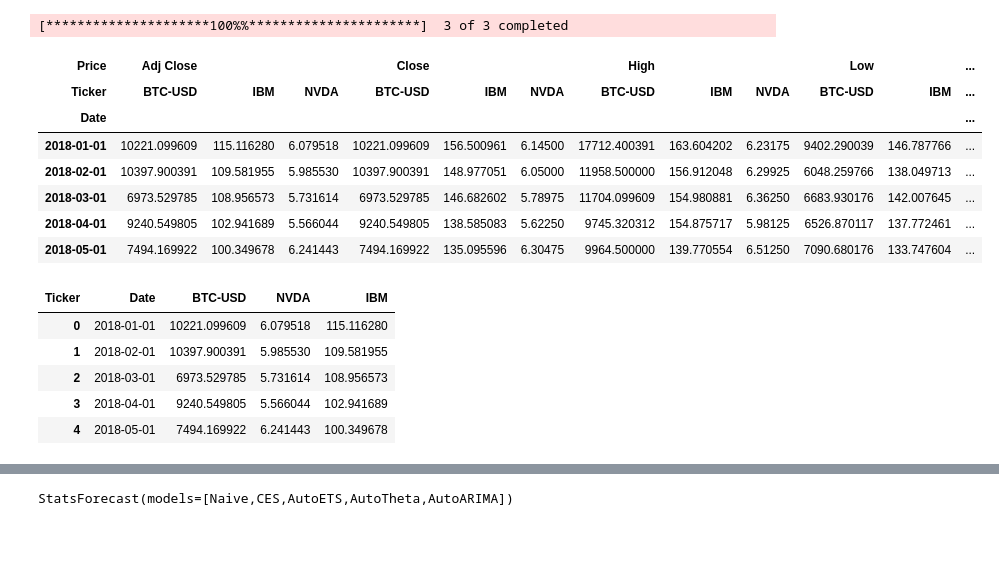
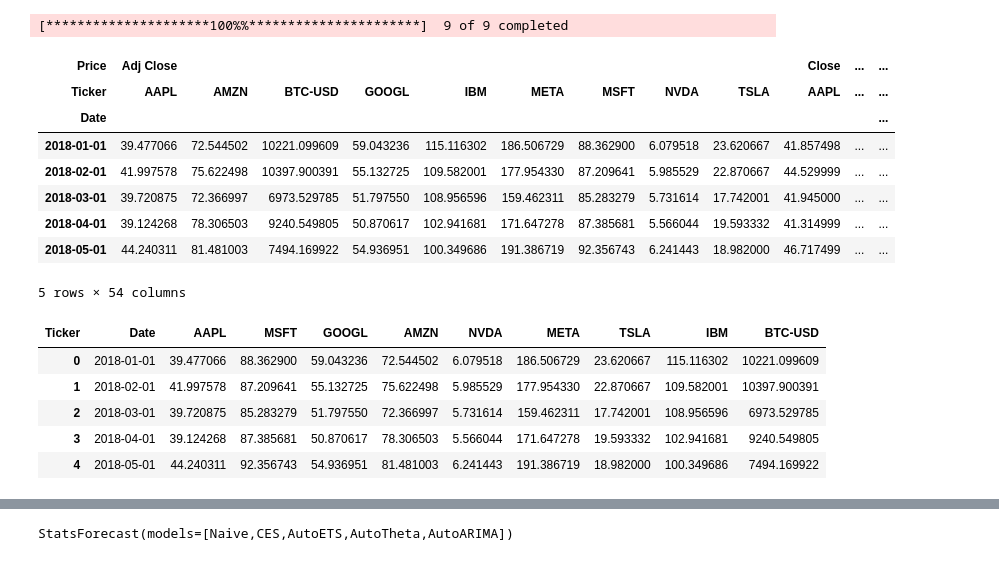
Before and after one commit to marcosherediapimienta/GenerativeAI_TimeSeries, a Jupyter notebook: Test_3(monthly).ipynb, the cells around one changed output, grey strips where cells are left out. Saved outputs shown, nothing was run; the diff lists cells and outputs as text; code cells hidden in the pictures.

```diff
--- a/Test_3(monthly).ipynb
+++ b/Test_3(monthly).ipynb
@@ -14,31 +14,32 @@ import warnings
 # %%
 warnings.filterwarnings("ignore")
 # %%
-tickers = ['BTC-USD', 'NVDA', 'IBM']
+tickers = ['AAPL', 'MSFT', 'GOOGL', 'AMZN', 'NVDA', 'META', 'TSLA', 'IBM', 'BTC-USD']
 df = yf.download(tickers, start = '2018-01-01', end = '2022-12-31', interval='1mo')
 df.head()
 # %% [output]
-[*********************100%%**********************]  3 of 3 completed
+[*********************100%%**********************]  9 of 9 completed
-| Price | Adj Close |  |  | Close |  |  | High |  |  | Low |  | ... |
-| Ticker | BTC-USD | IBM | NVDA | BTC-USD | IBM | NVDA | BTC-USD | IBM | NVDA | BTC-USD | IBM | ... |
+| Price | Adj Close |  |  |  |  |  |  |  |  | Close | ... | ... |
+| Ticker | AAPL | AMZN | BTC-USD | GOOGL | IBM | META | MSFT | NVDA | TSLA | AAPL | ... | ... |
 | Date |  |  |  |  |  |  |  |  |  |  |  | ... |
-| 2018-01-01 | 10221.099609 | 115.116280 | 6.079518 | 10221.099609 | 156.500961 | 6.14500 | 17712.400391 | 163.604202 | 6.23175 | 9402.290039 | 146.787766 | ... |
-| 2018-02-01 | 10397.900391 | 109.581955 | 5.985530 | 10397.900391 | 148.977051 | 6.05000 | 11958.500000 | 156.912048 | 6.29925 | 6048.259766 | 138.049713 | ... |
-| 2018-03-01 | 6973.529785 | 108.956573 | 5.731614 | 6973.529785 | 146.682602 | 5.78975 | 11704.099609 | 154.980881 | 6.36250 | 6683.930176 | 142.007645 | ... |
-| 2018-04-01 | 9240.549805 | 102.941689 | 5.566044 | 9240.549805 | 138.585083 | 5.62250 | 9745.320312 | 154.875717 | 5.98125 | 6526.870117 | 137.772461 | ... |
-| 2018-05-01 | 7494.169922 | 100.349678 | 6.241443 | 7494.169922 | 135.095596 | 6.30475 | 9964.500000 | 139.770554 | 6.51250 | 7090.680176 | 133.747604 | ... |
+| 2018-01-01 | 39.477066 | 72.544502 | 10221.099609 | 59.043236 | 115.116302 | 186.506729 | 88.362900 | 6.079518 | 23.620667 | 41.857498 | ... | ... |
+| 2018-02-01 | 41.997578 | 75.622498 | 10397.900391 | 55.132725 | 109.582001 | 177.954330 | 87.209641 | 5.985529 | 22.870667 | 44.529999 | ... | ... |
+| 2018-03-01 | 39.720875 | 72.366997 | 6973.529785 | 51.797550 | 108.956596 | 159.462311 | 85.283279 | 5.731614 | 17.742001 | 41.945000 | ... | ... |
+| 2018-04-01 | 39.124268 | 78.306503 | 9240.549805 | 50.870617 | 102.941681 | 171.647278 | 87.385681 | 5.566044 | 19.593332 | 41.314999 | ... | ... |
+| 2018-05-01 | 44.240311 | 81.481003 | 7494.169922 | 54.936951 | 100.349686 | 191.386719 | 92.356743 | 6.241443 | 18.982000 | 46.717499 | ... | ... |
+5 rows × 54 columns
 # %%
 df = df.loc[:, (['Adj Close'], tickers)]
 df.columns = df.columns.droplevel()
 df = df.reset_index()
 df.head()
 # %% [output]
-| Ticker | Date | BTC-USD | NVDA | IBM |
-| 0 | 2018-01-01 | 10221.099609 | 6.079518 | 115.116280 |
-| 1 | 2018-02-01 | 10397.900391 | 5.985530 | 109.581955 |
-| 2 | 2018-03-01 | 6973.529785 | 5.731614 | 108.956573 |
-| 3 | 2018-04-01 | 9240.549805 | 5.566044 | 102.941689 |
-| 4 | 2018-05-01 | 7494.169922 | 6.241443 | 100.349678 |
+| Ticker | Date | AAPL | MSFT | GOOGL | AMZN | NVDA | META | TSLA | IBM | BTC-USD |
+| 0 | 2018-01-01 | 39.477066 | 88.362900 | 59.043236 | 72.544502 | 6.079518 | 186.506729 | 23.620667 | 115.116302 | 10221.099609 |
+| 1 | 2018-02-01 | 41.997578 | 87.209641 | 55.132725 | 75.622498 | 5.985529 | 177.954330 | 22.870667 | 109.582001 | 10397.900391 |
+| 2 | 2018-03-01 | 39.720875 | 85.283279 | 51.797550 | 72.366997 | 5.731614 | 159.462311 | 17.742001 | 108.956596 | 6973.529785 |
+| 3 | 2018-04-01 | 39.124268 | 87.385681 | 50.870617 | 78.306503 | 5.566044 | 171.647278 | 19.593332 | 102.941681 | 9240.549805 |
+| 4 | 2018-05-01 | 44.240311 | 92.356743 | 54.936951 | 81.481003 | 6.241443 | 191.386719 | 18.982000 | 100.349686 | 7494.169922 |
 # %%
 prices = df.melt(id_vars = 'Date')
 prices = prices.rename(columns={'Date': 'ds', 'Ticker': 'unique_id', 'value': 'y'})
```
Also changed, not shown: parts of 9 cells of this notebook.
